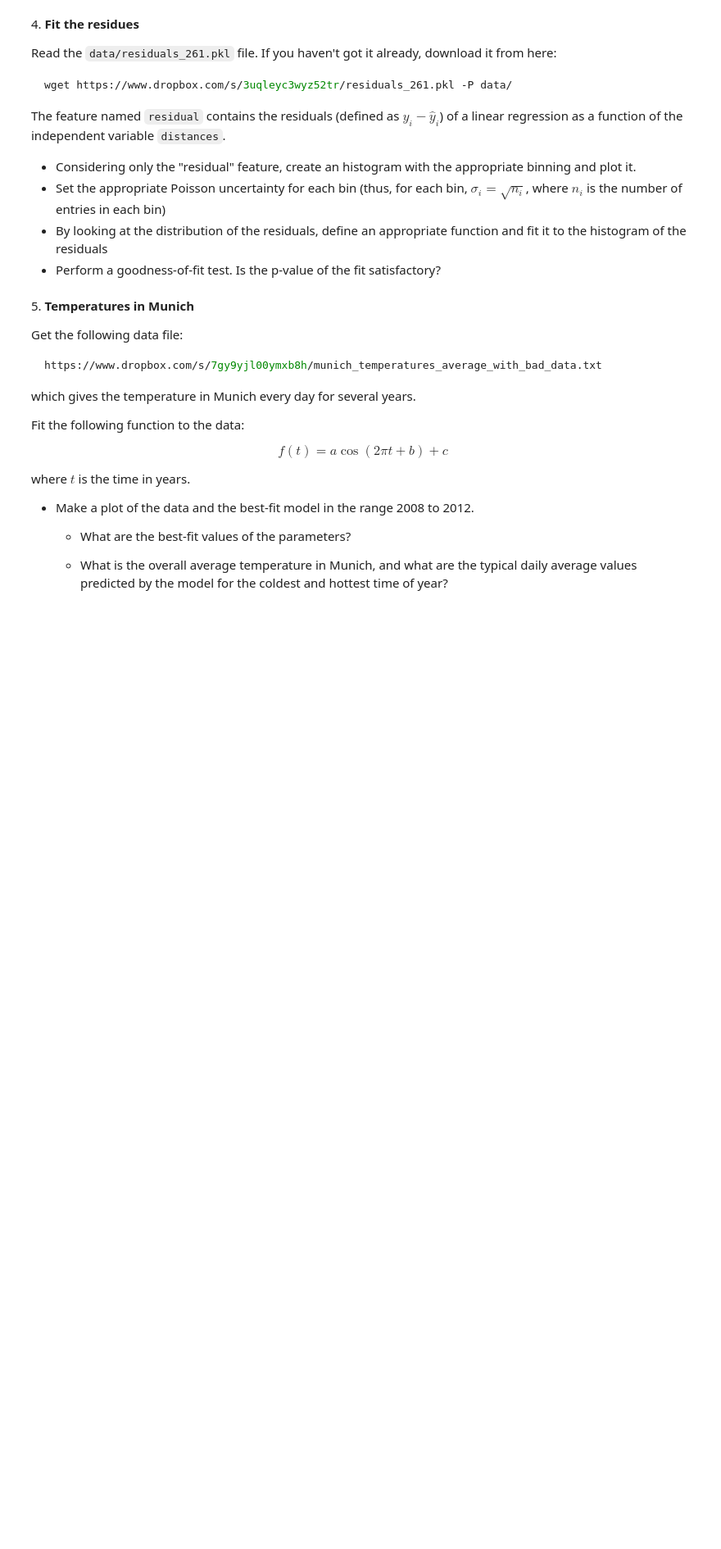
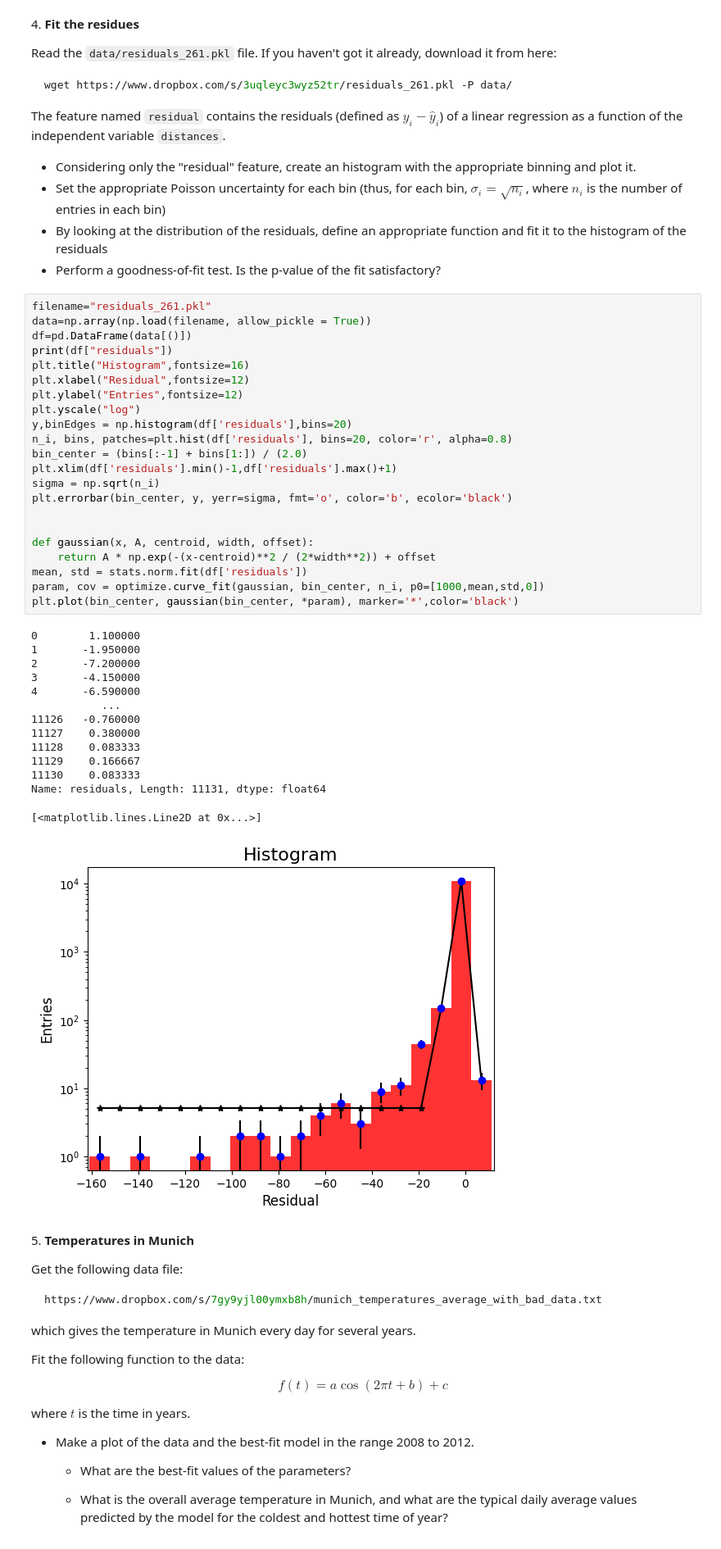
Before and after one commit to alextimis/ScientificComputingWithPython2022, a Jupyter notebook: 10ex_tests.ipynb, the cells around one changed output. Shown at 82% size. Cells and saved outputs as stored; diff of their text form; blank space fills up the shorter version.

```diff
--- a/10ex_tests.ipynb
+++ b/10ex_tests.ipynb
@@ -166,6 +166,43 @@ The feature named `residual` contains the residuals (defined as $y_i - \hat{y}_i
 - Set the appropriate Poisson uncertainty for each bin (thus, for each bin, $\sigma_i = \sqrt{n_i}$, where $n_i$ is the number of entries in each bin)
 - By looking at the distribution of the residuals, define an appropriate function and fit it to the histogram of the residuals
 - Perform a goodness-of-fit test. Is the p-value of the fit satisfactory?
+# %%
+filename="residuals_261.pkl"
+data=np.array(np.load(filename, allow_pickle = True))
+df=pd.DataFrame(data[()])
+print(df["residuals"])
+plt.title("Histogram",fontsize=16)
+plt.xlabel("Residual",fontsize=12)
+plt.ylabel("Entries",fontsize=12)
+plt.yscale("log")
+y,binEdges = np.histogram(df['residuals'],bins=20)
+n_i, bins, patches=plt.hist(df['residuals'], bins=20, color='r', alpha=0.8)
+bin_center = (bins[:-1] + bins[1:]) / (2.0)
+plt.xlim(df['residuals'].min()-1,df['residuals'].max()+1)
+sigma = np.sqrt(n_i)
+plt.errorbar(bin_center, y, yerr=sigma, fmt='o', color='b', ecolor='black')
+
+
+def gaussian(x, A, centroid, width, offset):
+    return A * np.exp(-(x-centroid)**2 / (2*width**2)) + offset
+mean, std = stats.norm.fit(df['residuals'])
+param, cov = optimize.curve_fit(gaussian, bin_center, n_i, p0=[1000,mean,std,0])
+plt.plot(bin_center, gaussian(bin_center, *param), marker='*',color='black')
+# %% [output]
+0        1.100000
+1       -1.950000
+2       -7.200000
+3       -4.150000
+4       -6.590000
+           ...
+11126   -0.760000
+11127    0.380000
+11128    0.083333
+11129    0.166667
+11130    0.083333
+Name: residuals, Length: 11131, dtype: float64
+[<matplotlib.lines.Line2D at 0x...>]
+[figure, added]
 # %% [markdown]
 5\. **Temperatures in Munich**
 
```
Also changed, not shown: parts of 1 cell of this notebook, 1 other file.
